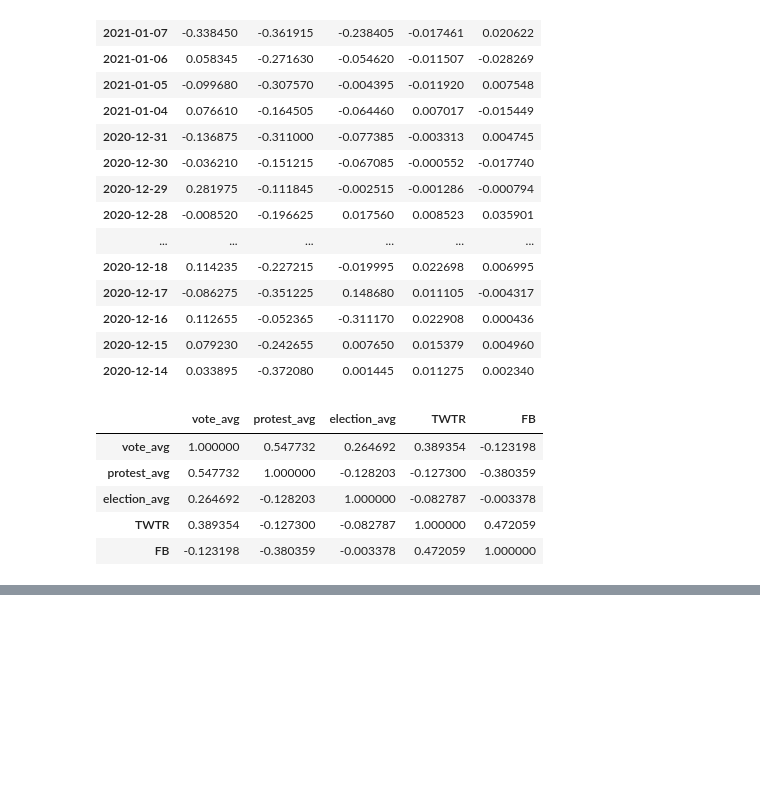
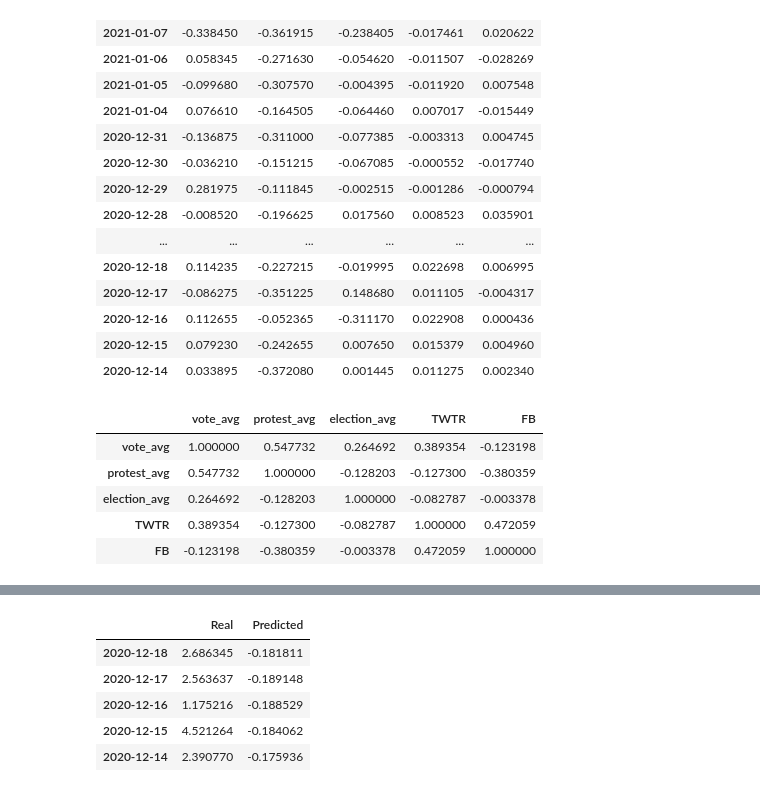
Before and after one commit to Flower67/SinkorSwim, a Jupyter notebook: news_sentiments.ipynb, the cells around one changed output, grey strips where cells are left out. Saved outputs shown, nothing was run; the diff lists cells and outputs as text; code cells hidden in the pictures; blank space fills up the shorter version.

```diff
--- a/news_sentiments.ipynb
+++ b/news_sentiments.ipynb
@@ -150,0 +231,3 @@ X_test_scaled = scaler.transform(X_test)
+# %%
+# Compile the model
+model.compile(optimizer='adam', loss='mean_squared_error')
@@ -150,0 +287,13 @@ X_test_scaled = scaler.transform(X_test)
+# %%
+stocks = pd.DataFrame({
+    "Real": real_prices.ravel(),
+    "Predicted": predicted_prices.ravel()
+}, index = stock_sentiment.index[-len(real_prices): ])
+stocks.head()
+# %% [output]
+|  | Real | Predicted |
+| 2020-12-18 | 2.686345 | -0.181811 |
+| 2020-12-17 | 2.563637 | -0.189148 |
+| 2020-12-16 | 1.175216 | -0.188529 |
+| 2020-12-15 | 4.521264 | -0.184062 |
+| 2020-12-14 | 2.390770 | -0.175936 |
```
Also changed, not shown: parts of 19 cells of this notebook, 9 other files.
